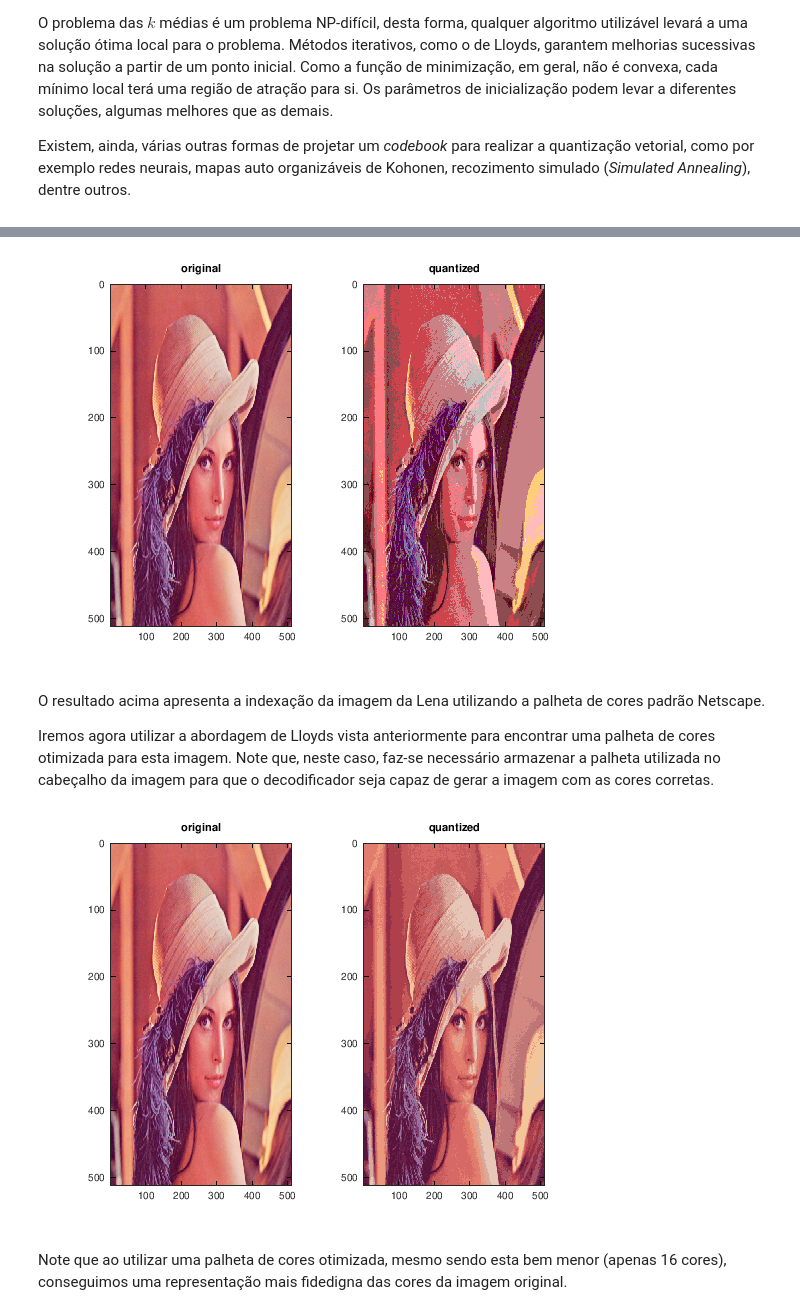
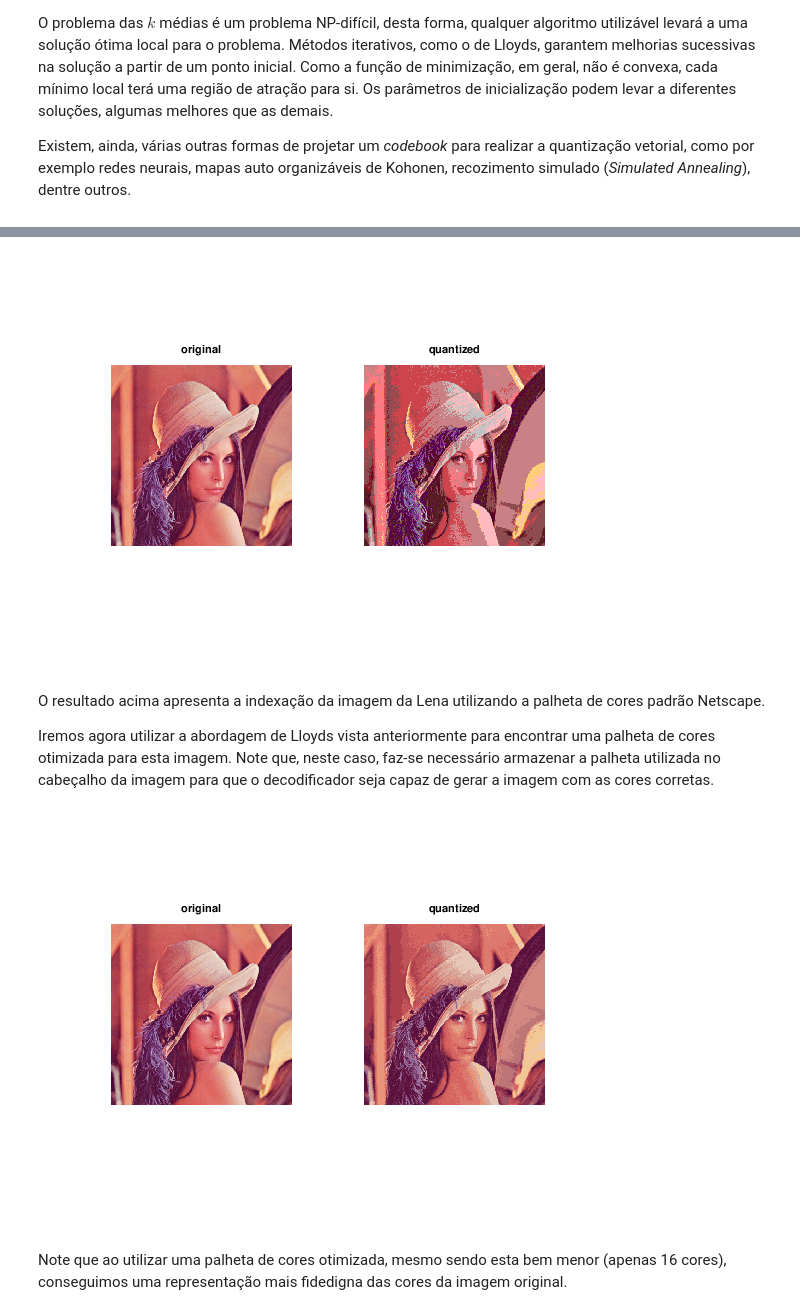
Before and after one commit to leolca/notebooks, a Jupyter notebook: aev/quantization.ipynb, the cells around one changed output, grey strips where cells are left out. Cells and saved outputs as stored; diff of their text form; code cells hidden in the pictures.

```diff
--- a/aev/quantization.ipynb
+++ b/aev/quantization.ipynb
@@ -764,20 +766,20 @@ As imagens coloridas chamadas de *truecolor* são aquelas que utilizam 8 bits po
 # %%
 [imgC, C, a] = imread('imgs/netscapecolorpallet2.gif');
 C = 255*unique(C,'rows');
 
 X = imread('imgs/lena512rgb.png');
 X = double(X);
 
 % create N x D data table , N number of samples and D dimensions
 P = reshape(X, [size(X,1)*size(X,2) 3]);
 idx = vquantize(P,C);
 Xq = reshape(C(idx,:), size(X));
 
 figure;
-subplot(1,2,1); image(uint8(X)); title('original');
-subplot(1,2,2); image(uint8(Xq)); title('quantized');
+subplot(1,2,1); imshow(uint8(X)); title('original');
+subplot(1,2,2); imshow(uint8(Xq)); title('quantized');
 # %% [output]
-[figure, old version]
+[figure, new version]
 # %% [markdown]
 O resultado acima apresenta a indexação da imagem da Lena utilizando a palheta de cores padrão Netscape.
 
@@ -796,10 +798,10 @@ Pq = C(idx,:);
 Xq = reshape(Pq, size(X));
 
 figure;
-subplot(1,2,1); image(uint8(X)); title('original');
-subplot(1,2,2); image(uint8(Xq)); title('quantized');
+subplot(1,2,1); imshow(uint8(X)); title('original');
+subplot(1,2,2); imshow(uint8(Xq)); title('quantized');
 # %% [output]
-[figure, old version]
+[figure, new version]
 # %% [markdown]
 Note que ao utilizar uma palheta de cores otimizada, mesmo sendo esta bem menor (apenas 16 cores), conseguimos uma representação mais fidedigna das cores da imagem original.
 # %% [markdown]
```
Also changed, not shown: parts of 7 cells of this notebook, 1 other file.
